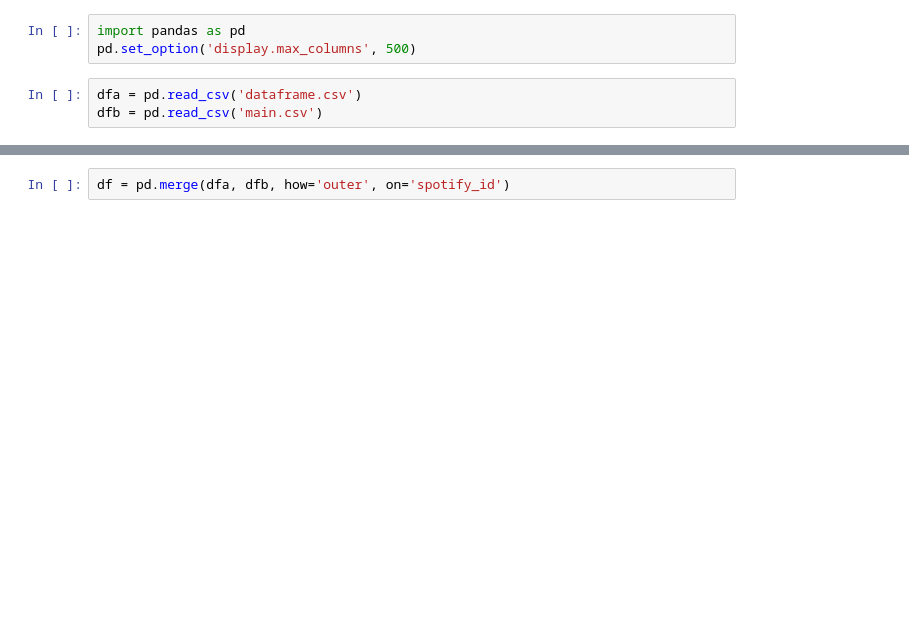
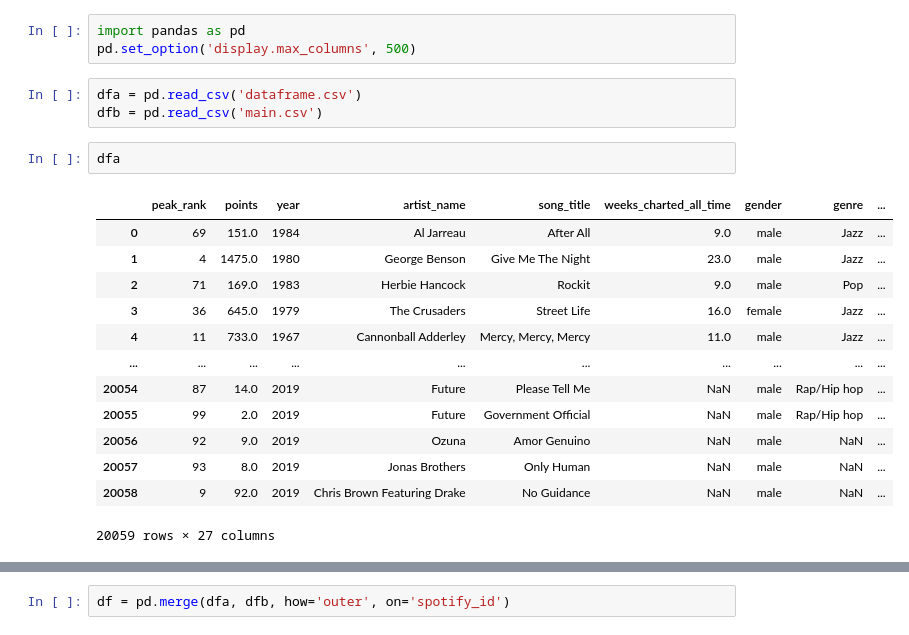
Before and after one commit to luizacbcampos/MIR_Project, a Jupyter notebook: MIR/analise_inicial.ipynb, the cells around one changed output, grey strips where cells are left out. Cells and saved outputs as stored; diff of their text form; blank space fills up the shorter version.

```diff
--- a/MIR/analise_inicial.ipynb
+++ b/MIR/analise_inicial.ipynb
@@ -4,3 +4,19 @@ pd.set_option('display.max_columns', 500)
 # %%
 dfa = pd.read_csv('dataframe.csv')
 dfb = pd.read_csv('main.csv')
+# %%
+dfa
+# %% [output]
+|  | peak_rank | points | year | artist_name | song_title | weeks_charted_all_time | gender | genre | ... |
+| 0 | 69 | 151.0 | 1984 | Al Jarreau | After All | 9.0 | male | Jazz | ... |
+| 1 | 4 | 1475.0 | 1980 | George Benson | Give Me The Night | 23.0 | male | Jazz | ... |
+| 2 | 71 | 169.0 | 1983 | Herbie Hancock | Rockit | 9.0 | male | Pop | ... |
+| 3 | 36 | 645.0 | 1979 | The Crusaders | Street Life | 16.0 | female | Jazz | ... |
+| 4 | 11 | 733.0 | 1967 | Cannonball Adderley | Mercy, Mercy, Mercy | 11.0 | male | Jazz | ... |
+| ... | ... | ... | ... | ... | ... | ... | ... | ... | ... |
+| 20054 | 87 | 14.0 | 2019 | Future | Please Tell Me | NaN | male | Rap/Hip hop | ... |
+| 20055 | 99 | 2.0 | 2019 | Future | Government Official | NaN | male | Rap/Hip hop | ... |
+| 20056 | 92 | 9.0 | 2019 | Ozuna | Amor Genuino | NaN | male | NaN | ... |
+| 20057 | 93 | 8.0 | 2019 | Jonas Brothers | Only Human | NaN | male | NaN | ... |
+| 20058 | 9 | 92.0 | 2019 | Chris Brown Featuring Drake | No Guidance | NaN | male | NaN | ... |
+20059 rows × 27 columns
```
Also changed, not shown: parts of 9 cells of this notebook, 5 other files.
